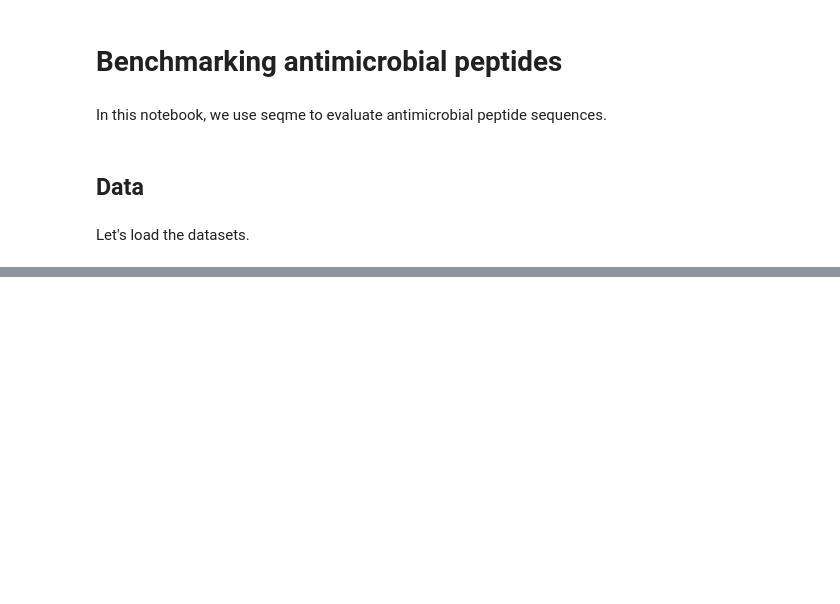
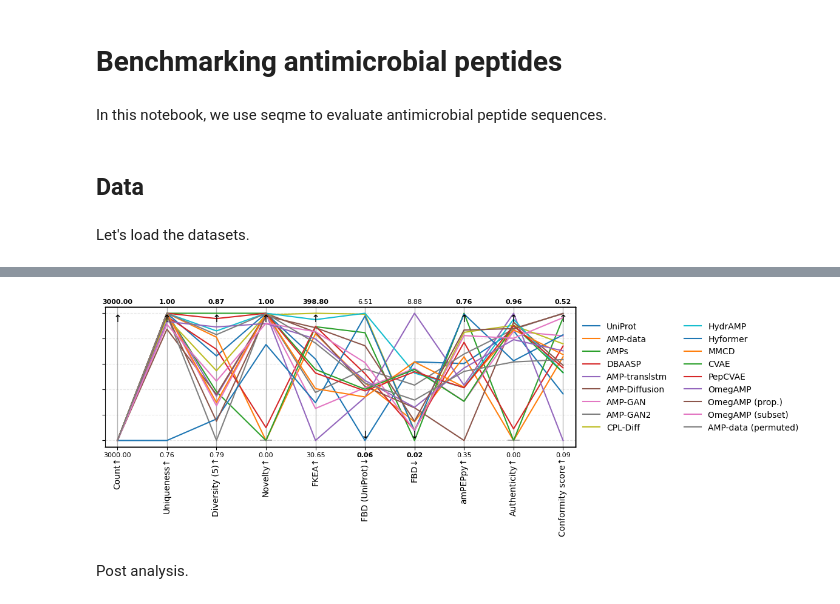
Before and after one commit to szczurek-lab/seqme, a Jupyter notebook: docs/tutorials/benchmark_peptides.ipynb, the cells around one changed output, grey strips where cells are left out. Drawn from its saved outputs; the diff is of its cells as text; code cells hidden in the pictures; blank space fills up the shorter version.

```diff
--- a/docs/tutorials/benchmark_peptides.ipynb
+++ b/docs/tutorials/benchmark_peptides.ipynb
@@ -303 +308,39 @@ Wrapping `Fold` around the `Precision` and `Recall` metric, removes the sample s
+# %%
+embedder = "esm2-embed"  # "embedder"
+
+
+metrics = [
+    sm.metrics.Count(),
+    sm.metrics.Uniqueness(),
+    sm.metrics.Diversity(k=5),
+    sm.metrics.Novelty(reference=seqs_train),
+    sm.metrics.FKEA(embedder=cache.model(embedder), bandwidth=1.0, strict=False),
+    sm.metrics.FBD(reference=seqs_uniprot, embedder=cache.model(embedder), reference_name="UniProt"),
+    # sm.metrics.MMD(reference=seqs_uniprot, embedder=cache.model(embedder), reference_name="UniProt"),
+    sm.metrics.FBD(reference=seqs_amps, embedder=cache.model(embedder)),
+    # sm.metrics.MMD(reference=seqs_amps, embedder=cache.model(embedder)),
+    # sm.metrics.Fold(
+    #    sm.metrics.Precision(
+    #        neighborhood_size=3, reference=seqs_train, embedder=cache.model(embedder), strict=True, device=device
+    #    ),
+    #    split_size=len(seqs_train),
+    #    drop_last=True,
+    # ),
+    # sm.metrics.Fold(
+    #    sm.metrics.Recall(
+    #        neighborhood_size=3, reference=seqs_train, embedder=cache.model(embedder), strict=True, device=device
+    #    ),
+    #    split_size=len(seqs_train),
+    #    drop_last=True,
+    # ),
+    # ID(predictor=cache.model("hyformer-perplexity"), name="Perplexity", objective="minimize"),
+    # sm.metrics.ID(predictor=cache.model("AMPlify"), name="AMPlify", objective="maximize"),
+    sm.metrics.ID(predictor=cache.model("amPEPpy"), name="amPEPpy", objective="maximize"),
+    sm.metrics.AuthPct(train_set=seqs_train, embedder=cache.model(embedder)),
+    sm.metrics.ConformityScore(
+        reference=seqs_amps,
+        predictors=[cache.model("amphiphilicity"), cache.model("charge")],
+        kde_bandwidth="silverman",
+    ),
+]
 # %% [markdown]
@@ -329,0 +383,6 @@ with open(OUT_CACHE_PATH, "wb") as f:
+# %%
+sm.parallel_coordinates(df, arrow_size=12, figsize=(10, 3))
+# %% [output]
+[figure, added]
+# %% [markdown]
+Post analysis.
```
Also changed, not shown: parts of 61 cells of this notebook, 2 other files.
